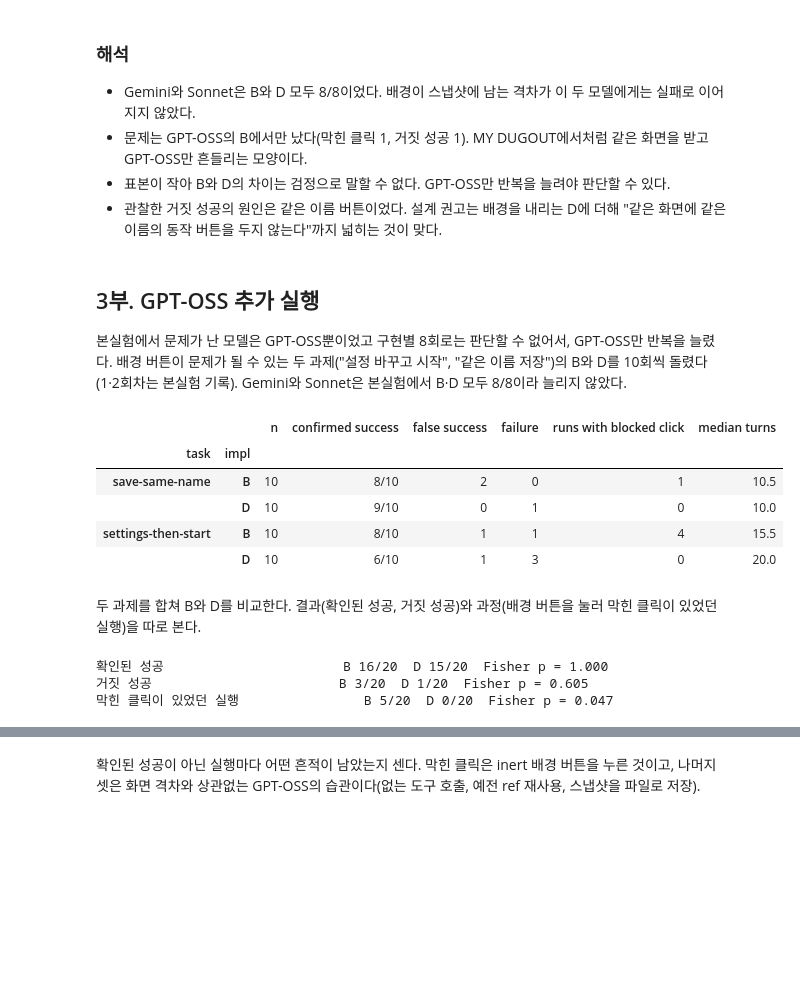
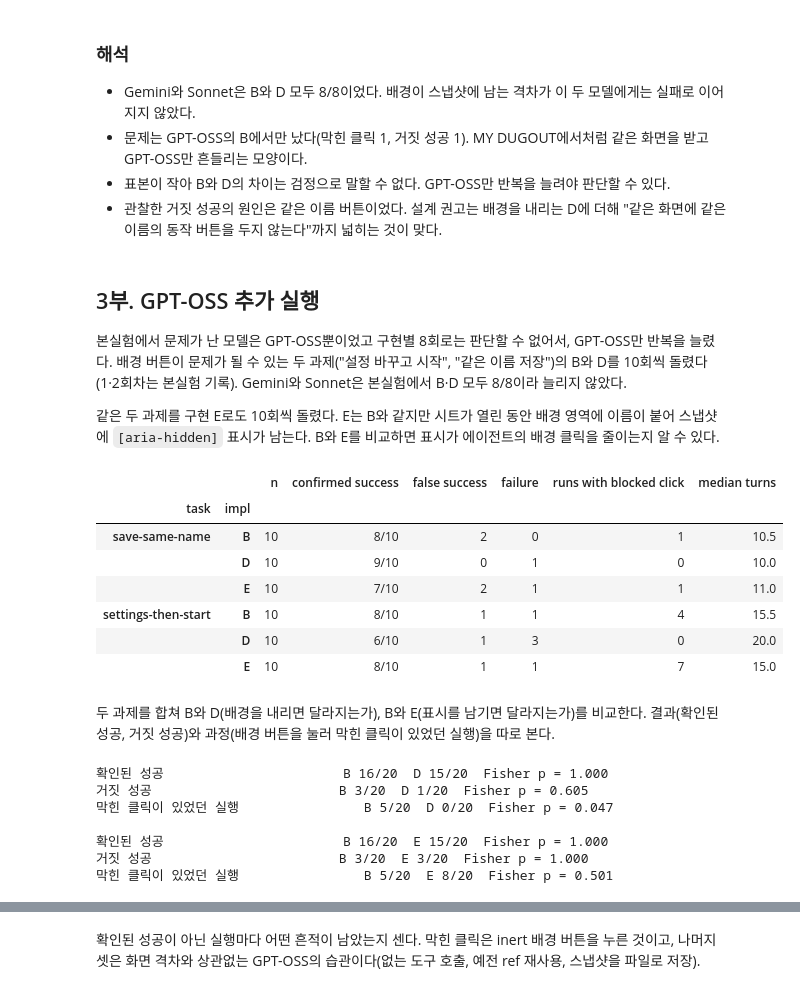
Before and after one commit to leeeeeseojin/agent-a11y-gap, a Jupyter notebook: analysis/02_agent_runs.ipynb, the cells around one changed output, grey strips where cells are left out. Saved outputs shown, nothing was run; the diff lists cells and outputs as text; code cells hidden in the pictures; blank space fills up the shorter version.

```diff
--- a/analysis/02_agent_runs.ipynb
+++ b/analysis/02_agent_runs.ipynb
@@ -24,13 +25,14 @@ pd.set_option("display.max_colwidth", 90)
 # %%
 design = load_json(RUNS / "layer3" / "latest.json")
 IMPL_NAMES = {"A": "A aria-modal only", "B": "B background inert + aria-hidden",
-              "C": "C native dialog", "D": "D background unmounted"}
+              "C": "C native dialog", "D": "D background unmounted",
+              "E": "E = B + named region while open"}
 rows = []
 for r in design["rows"]:
     row = {"impl": IMPL_NAMES[r["impl"]], **{f"human: {k}": v for k, v in r["human"].items()}}
     for a in r["agent"]:
         short = "pw-mcp" if a["tool"].startswith("pw") else "devtools-mcp"
-        row[f"{short}: background"] = "visible" if a["exposed"] else "hidden"
+        row[f"{short}: background"] = ("visible [aria-hidden]" if a.get("marked") else "visible") if a["exposed"] else "hidden"
         row[f"{short}: click"] = a["click"]
         row[f"{short}: '저장' buttons"] = a["saveButtons"]
     rows.append(row)
@@ -214,39 +218,51 @@ habits.groupby("model").sum()
 본실험에서 문제가 난 모델은 GPT-OSS뿐이었고 구현별 8회로는 판단할 수 없어서, GPT-OSS만 반복을 늘렸다.
 배경 버튼이 문제가 될 수 있는 두 과제("설정 바꾸고 시작", "같은 이름 저장")의 B와 D를 10회씩 돌렸다(1·2회차는 본실험 기록).
 Gemini와 Sonnet은 본실험에서 B·D 모두 8/8이라 늘리지 않았다.
+
+같은 두 과제를 구현 E로도 10회씩 돌렸다. E는 B와 같지만 시트가 열린 동안 배경 영역에 이름이 붙어 스냅샷에 `[aria-hidden]` 표시가 남는다.
+B와 E를 비교하면 표시가 에이전트의 배경 클릭을 줄이는지 알 수 있다.
 # %%
 gpt = everything[(everything.model == "openai/gpt-oss-120b") & everything.task.isin(["settings-then-start", "save-same-name"])
-                 & everything.impl.isin(["B", "D"]) & (everything.outcome != "invalid")].copy()
+                 & everything.impl.isin(["B", "D", "E"]) & (everything.outcome != "invalid")].copy()
 gpt["blocked run"] = gpt.blockedClicks > 0
 gpt.groupby(["task", "impl"]).apply(lambda g: pd.Series({
     "n": len(g),
     "confirmed success": f"{(g.outcome == 'confirmed-success').sum()}/{len(g)}",
     "false success": (g.outcome == "false-success").sum(),
     "failure": (g.outcome == "failure").sum(),
     "runs with blocked click": int(g["blocked run"].sum()),
     "median turns": g.numTurns.median(),
 }), include_groups=False)
 # %% [output]
 |  |  | n | confirmed success | false success | failure | runs with blocked click | median turns |
 | task | impl |  |  |  |  |  |  |
 | save-same-name | B | 10 | 8/10 | 2 | 0 | 1 | 10.5 |
 |  | D | 10 | 9/10 | 0 | 1 | 0 | 10.0 |
+|  | E | 10 | 7/10 | 2 | 1 | 1 | 11.0 |
 | settings-then-start | B | 10 | 8/10 | 1 | 1 | 4 | 15.5 |
 |  | D | 10 | 6/10 | 1 | 3 | 0 | 20.0 |
+|  | E | 10 | 8/10 | 1 | 1 | 7 | 15.0 |
 # %% [markdown]
-두 과제를 합쳐 B와 D를 비교한다. 결과(확인된 성공, 거짓 성공)와 과정(배경 버튼을 눌러 막힌 클릭이 있었던 실행)을 따로 본다.
+두 과제를 합쳐 B와 D(배경을 내리면 달라지는가), B와 E(표시를 남기면 달라지는가)를 비교한다. 결과(확인된 성공, 거짓 성공)와 과정(배경 버튼을 눌러 막힌 클릭이 있었던 실행)을 따로 본다.
 # %%
-def compare(flag, label):
-    t = [[int(flag[gpt.impl == i].sum()), int((~flag[gpt.impl == i]).sum())] for i in ["B", "D"]]
+def compare(flag, label, pair):
+    t = [[int(flag[gpt.impl == i].sum()), int((~flag[gpt.impl == i]).sum())] for i in pair]
     odds, p = fisher_exact(t)
-    print(f"{label:28} B {t[0][0]}/{sum(t[0])}  D {t[1][0]}/{sum(t[1])}  Fisher p = {p:.3f}")
+    a, b = pair
+    print(f"{label:28} {a} {t[0][0]}/{sum(t[0])}  {b} {t[1][0]}/{sum(t[1])}  Fisher p = {p:.3f}")
 
-compare(gpt.outcome == "confirmed-success", "확인된 성공")
-compare(gpt.outcome == "false-success", "거짓 성공")
-compare(gpt["blocked run"], "막힌 클릭이 있었던 실행")
+for pair in [("B", "D"), ("B", "E")]:
+    compare(gpt.outcome == "confirmed-success", "확인된 성공", pair)
+    compare(gpt.outcome == "false-success", "거짓 성공", pair)
+    compare(gpt["blocked run"], "막힌 클릭이 있었던 실행", pair)
+    print()
 # %% [output]
 확인된 성공                       B 16/20  D 15/20  Fisher p = 1.000
 거짓 성공                        B 3/20  D 1/20  Fisher p = 0.605
 막힌 클릭이 있었던 실행                B 5/20  D 0/20  Fisher p = 0.047
+
+확인된 성공                       B 16/20  E 15/20  Fisher p = 1.000
+거짓 성공                        B 3/20  E 3/20  Fisher p = 1.000
+막힌 클릭이 있었던 실행                B 5/20  E 8/20  Fisher p = 0.501
 # %%
 # 리포트 그림: 결과(확인된 성공, 거짓 성공)와 과정(막힌 클릭)을 B와 D로 나란히 놓는다
```
Also changed, not shown: parts of 10 cells of this notebook, 1 other file.
